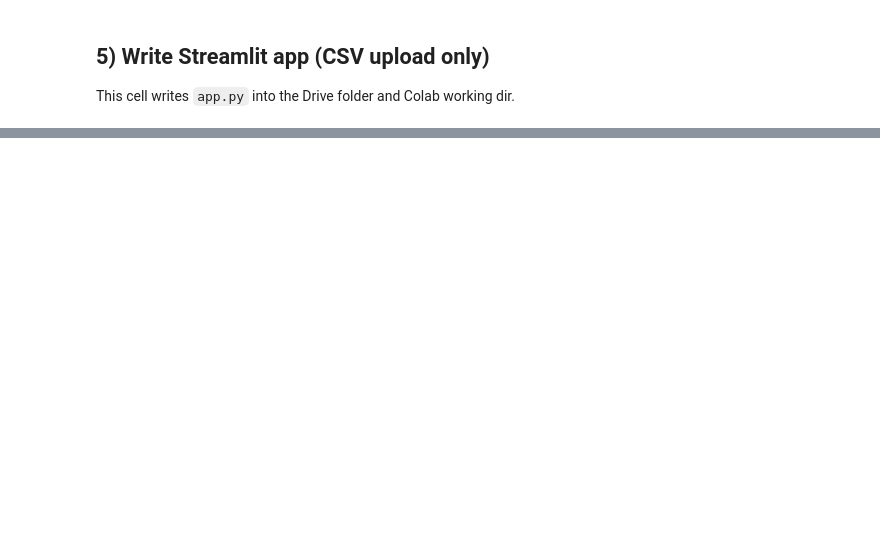
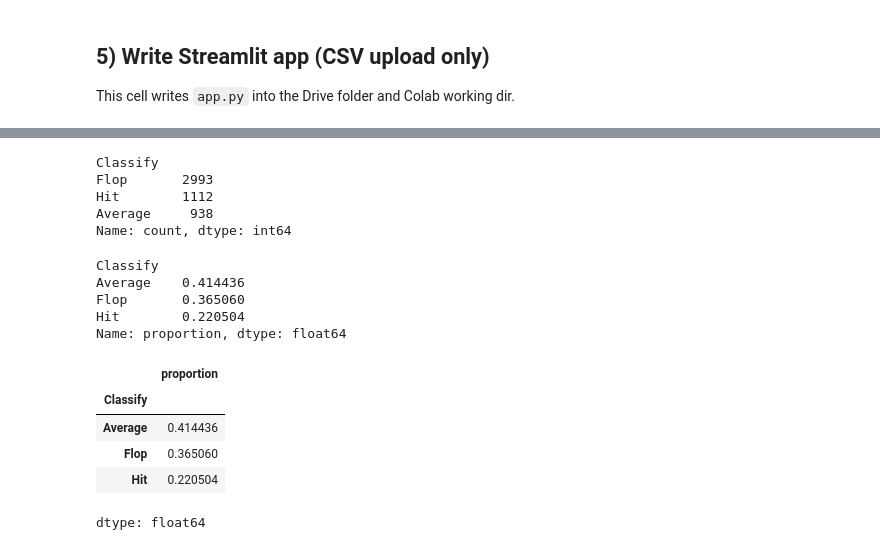
Before and after one commit to Ishuu088/Movie_Success_Prediction, a Jupyter notebook: movie_prediction_colab.ipynb, the cells around one changed output, grey strips where cells are left out. Saved outputs shown, nothing was run; the diff lists cells and outputs as text; code cells hidden in the pictures; blank space fills up the shorter version.

```diff
--- a/movie_prediction_colab.ipynb
+++ b/movie_prediction_colab.ipynb
@@ -602,0 +644,9 @@ Download process finished.
+# %%
+import joblib, os
+
+MODEL_PATH = "/tmp/movie_prediction_artifacts/model.pkl"
+
+if os.path.exists(MODEL_PATH):
+    model = joblib.load(MODEL_PATH)
+else:
+    st.error("Model not found. Please ensure the training cell saved artifacts to /tmp/movie_prediction_artifacts.")
@@ -929,0 +887,20 @@ WARNING:pyngrok.process.ngrok:t=2025-10-08T08:25:56+0000 lvl=warn msg="Stopping
+# %%
+# Example: classify based on gross-to-budget ratio
+def classify_movie(row):
+    ratio = row['gross'] / (row['budget'] + 1)  # avoid divide-by-zero
+    if ratio > 2.0:
+        return 'Hit'
+    elif ratio > 1.0:
+        return 'Average'
+    else:
+        return 'Flop'
+
+df['Classify'] = df.apply(classify_movie, axis=1)
+# %%
+print(df['Classify'].value_counts())
+# %% [output]
+Classify
+Flop       2993
+Hit        1112
+Average     938
+Name: count, dtype: int64
@@ -929,0 +911,26 @@ WARNING:pyngrok.process.ngrok:t=2025-10-08T08:25:56+0000 lvl=warn msg="Stopping
+# %%
+# Create a performance ratio of gross to budget
+df['profit_ratio'] = df['gross'] / (df['budget'] + 1)  # +1 to avoid division by zero
+
+# Define classification logic
+def classify_movie(row):
+    if pd.isna(row['budget']) or pd.isna(row['gross']):
+        return 'Average'
+    elif row['profit_ratio'] >= 2.0:
+        return 'Hit'
+    elif row['profit_ratio'] >= 1.0:
+        return 'Average'
+    else:
+        return 'Flop'
+
+# Apply classification
+df['Classify'] = df.apply(classify_movie, axis=1)
+
+# Verify
+print(df['Classify'].value_counts(normalize=True))
+# %% [output]
+Classify
+Average    0.414436
+Flop       0.365060
+Hit        0.220504
+Name: proportion, dtype: float64
@@ -929,0 +941,9 @@ WARNING:pyngrok.process.ngrok:t=2025-10-08T08:25:56+0000 lvl=warn msg="Stopping
+# %%
+df['Classify'].value_counts(normalize=True)
+# %% [output]
+|  | proportion |
+| Classify |  |
+| Average | 0.414436 |
+| Flop | 0.365060 |
+| Hit | 0.220504 |
+dtype: float64
```
Also changed, not shown: parts of 59 cells of this notebook.
